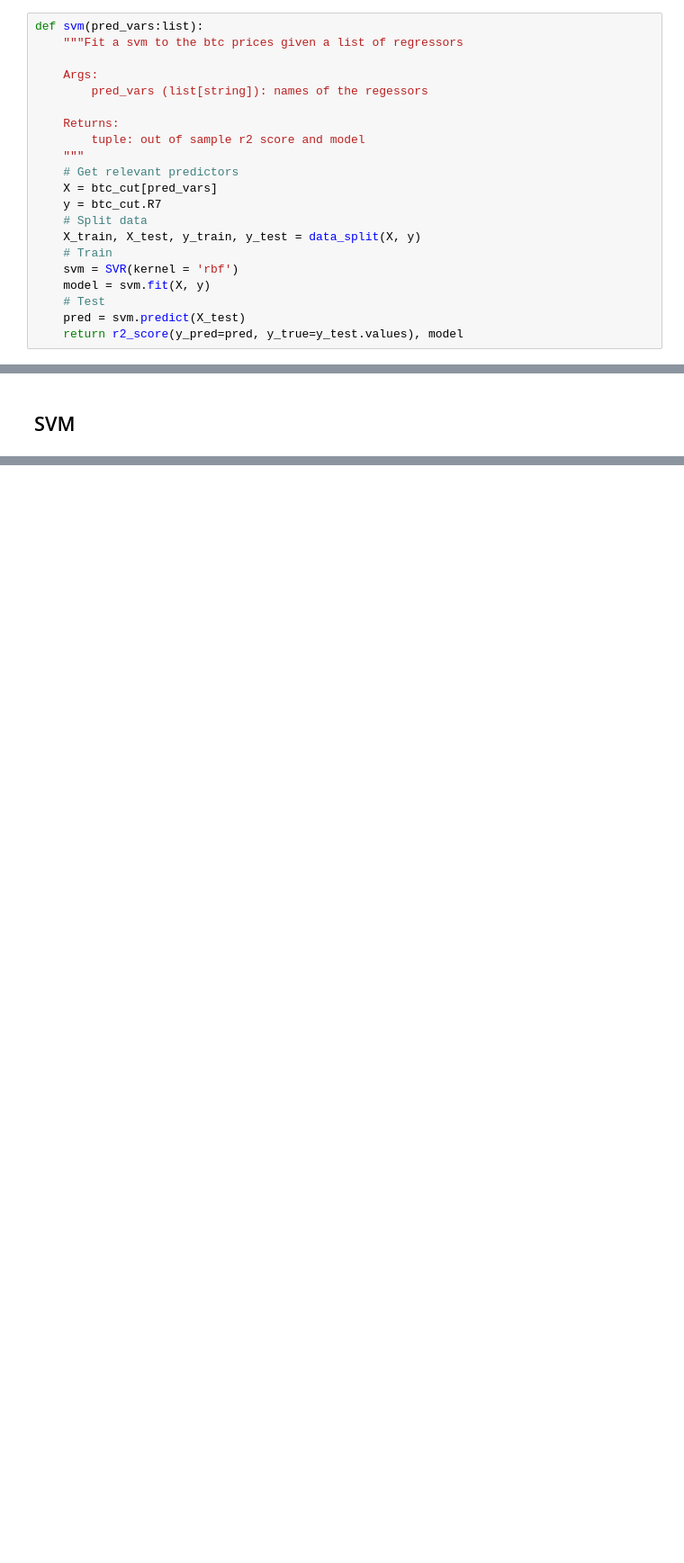
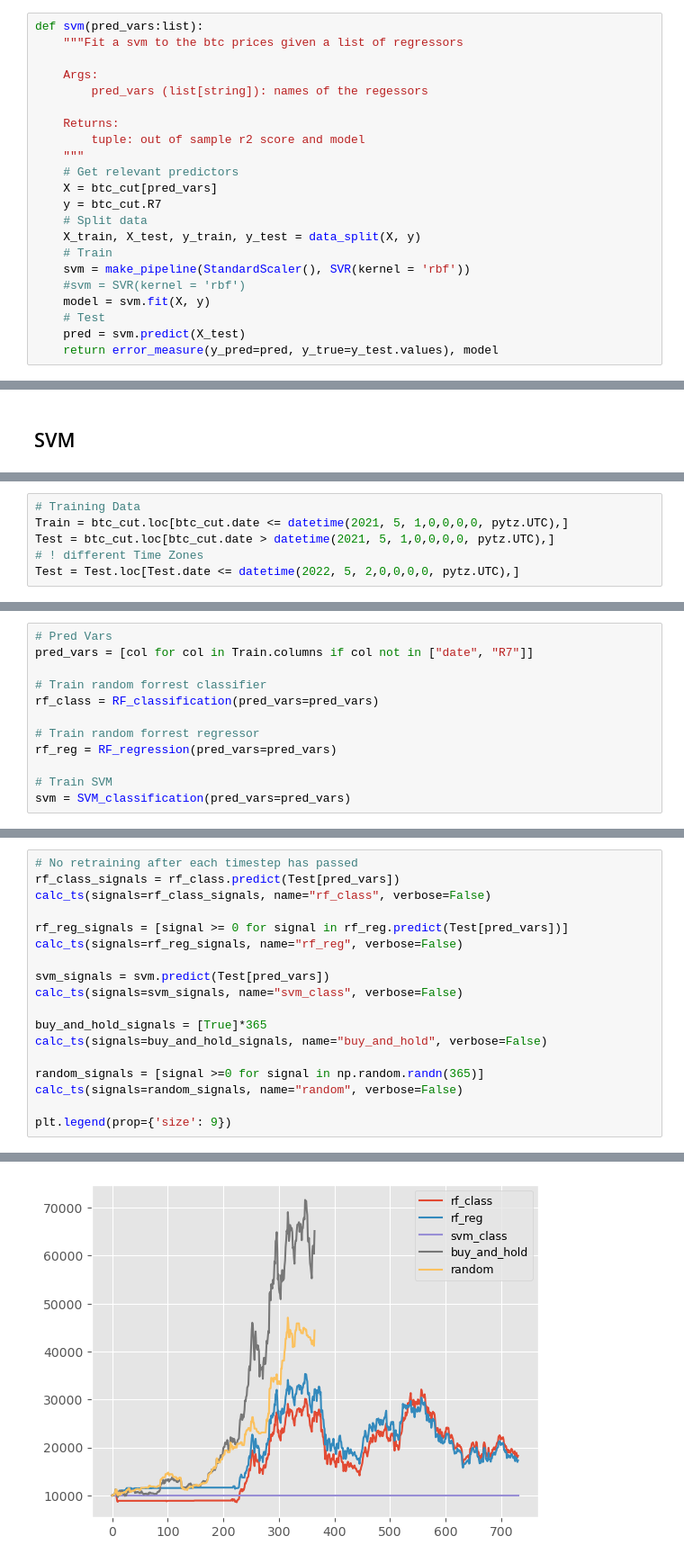
Before and after one commit to m-j-w-f/Intro-to-ML, a Jupyter notebook: Nb.ipynb, the cells around one changed output, grey strips where cells are left out. Shown: that part at 90% size. Saved outputs shown, nothing was run; the diff lists cells and outputs as text; blank space fills up the shorter version.

```diff
--- a/Nb.ipynb
+++ b/Nb.ipynb
@@ -253,11 +262,12 @@ def svm(pred_vars:list):
     # Split data
     X_train, X_test, y_train, y_test = data_split(X, y)
     # Train
-    svm = SVR(kernel = 'rbf')
+    svm = make_pipeline(StandardScaler(), SVR(kernel = 'rbf'))
+    #svm = SVR(kernel = 'rbf')
     model = svm.fit(X, y)
     # Test
     pred = svm.predict(X_test)
-    return r2_score(y_pred=pred, y_true=y_test.values), model
+    return error_measure(y_pred=pred, y_true=y_test.values), model
 # %%
 # Test small model with only close and volume
 pred_vars = ["close", "volume"]
@@ -299,0 +321,6 @@ Out of sample R2 score: 0.0257297658536062
+# %%
+# Training Data
+Train = btc_cut.loc[btc_cut.date <= datetime(2021, 5, 1,0,0,0,0, pytz.UTC),]
+Test = btc_cut.loc[btc_cut.date > datetime(2021, 5, 1,0,0,0,0, pytz.UTC),]
+# ! different Time Zones
+Test = Test.loc[Test.date <= datetime(2022, 5, 2,0,0,0,0, pytz.UTC),]
@@ -299,0 +348,12 @@ Out of sample R2 score: 0.0257297658536062
+# %%
+# Pred Vars
+pred_vars = [col for col in Train.columns if col not in ["date", "R7"]]
+
+# Train random forrest classifier
+rf_class = RF_classification(pred_vars=pred_vars)
+
+# Train random forrest regressor
+rf_reg = RF_regression(pred_vars=pred_vars)
+
+# Train SVM
+svm = SVM_classification(pred_vars=pred_vars)
@@ -299,0 +390,19 @@ Out of sample R2 score: 0.0257297658536062
+# %%
+# No retraining after each timestep has passed
+rf_class_signals = rf_class.predict(Test[pred_vars])
+calc_ts(signals=rf_class_signals, name="rf_class", verbose=False)
+
+rf_reg_signals = [signal >= 0 for signal in rf_reg.predict(Test[pred_vars])]
+calc_ts(signals=rf_reg_signals, name="rf_reg", verbose=False)
+
+svm_signals = svm.predict(Test[pred_vars])
+calc_ts(signals=svm_signals, name="svm_class", verbose=False)
+
+buy_and_hold_signals = [True]*365
+calc_ts(signals=buy_and_hold_signals, name="buy_and_hold", verbose=False)
+
+random_signals = [signal >=0 for signal in np.random.randn(365)]
+calc_ts(signals=random_signals, name="random", verbose=False)
+
+plt.legend(prop={'size': 9})
+# %% [output]
@@ -299,0 +415 @@ Out of sample R2 score: 0.0257297658536062
+[figure, added]
```
Also changed, not shown: parts of 20 cells of this notebook.
